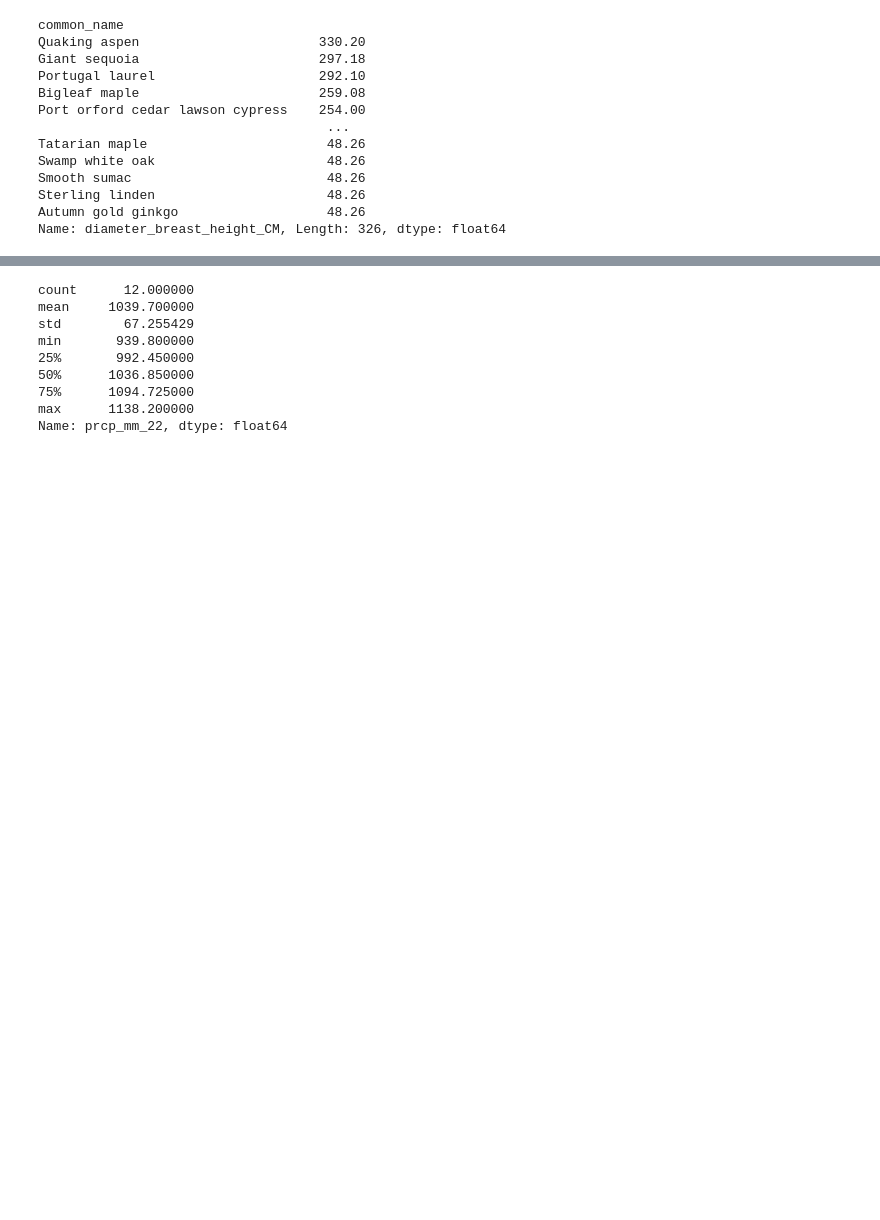
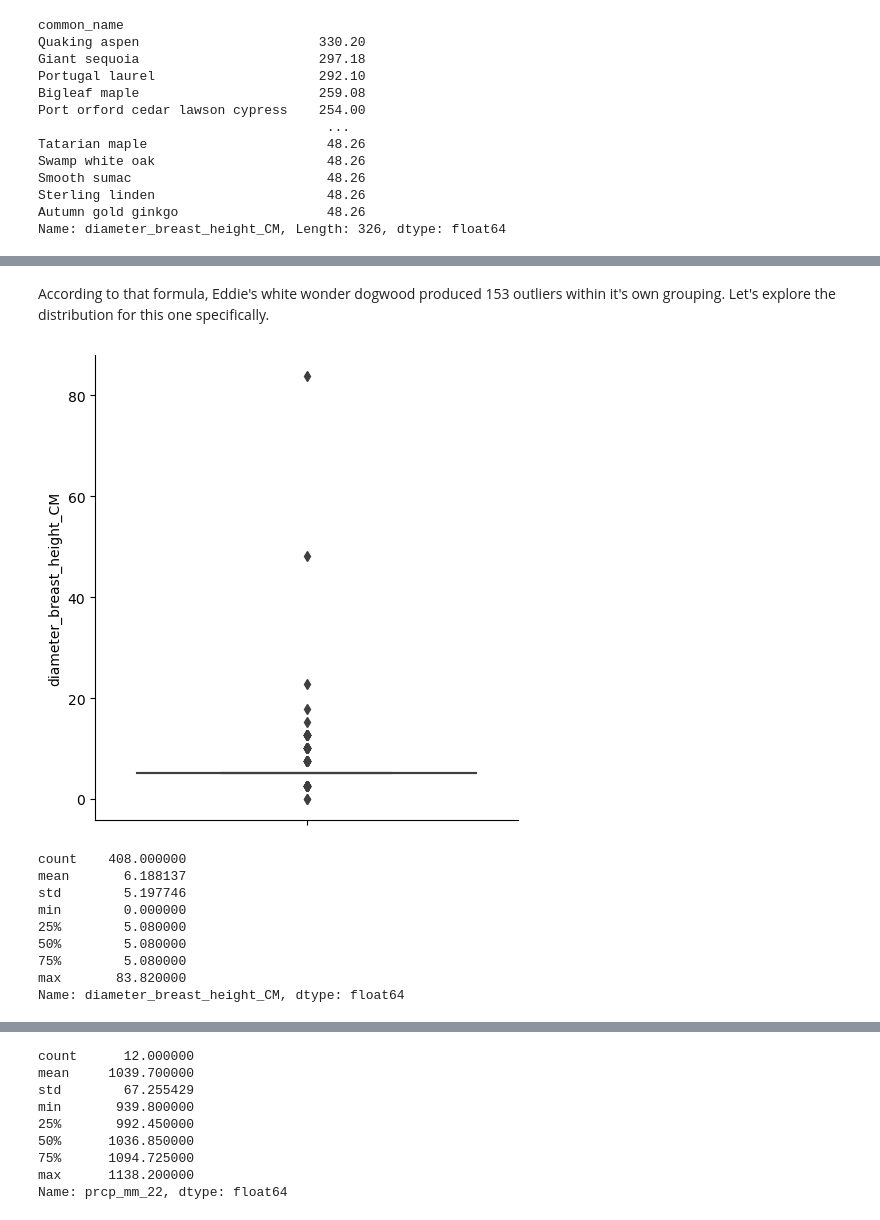
Before and after one commit to BrettlyCD/seattle-trees-project, a Jupyter notebook: notebooks/02_exploratory_data_analysis.ipynb, the cells around one changed output, grey strips where cells are left out. Drawn from its saved outputs; the diff is of its cells as text; code cells hidden in the pictures; blank space fills up the shorter version.

```diff
--- a/notebooks/02_exploratory_data_analysis.ipynb
+++ b/notebooks/02_exploratory_data_analysis.ipynb
@@ -789,0 +824,20 @@ We have 326 species with atleast one record over 1.5x the IQR. Breast height dia
+# %% [markdown]
+According to that formula, Eddie's white wonder dogwood produced 153 outliers within it's own grouping. Let's explore the distribution for this one specifically.
+# %%
+#Visualize the data with a boxplot
+sns.catplot(y="diameter_breast_height_CM", data=trees_prcp_all[trees_prcp_all['common_name'] == "Eddie's white wonder dogwood"], kind="box")
+
+plt.show()
+
+print(trees_prcp_all[trees_prcp_all['common_name'] == "Eddie's white wonder dogwood"]['diameter_breast_height_CM'].describe())
+# %% [output]
+[figure, added]
+count    408.000000
+mean       6.188137
+std        5.197746
+min        0.000000
+25%        5.080000
+50%        5.080000
+75%        5.080000
+max       83.820000
+Name: diameter_breast_height_CM, dtype: float64
```
Also changed, not shown: parts of 18 cells of this notebook.
